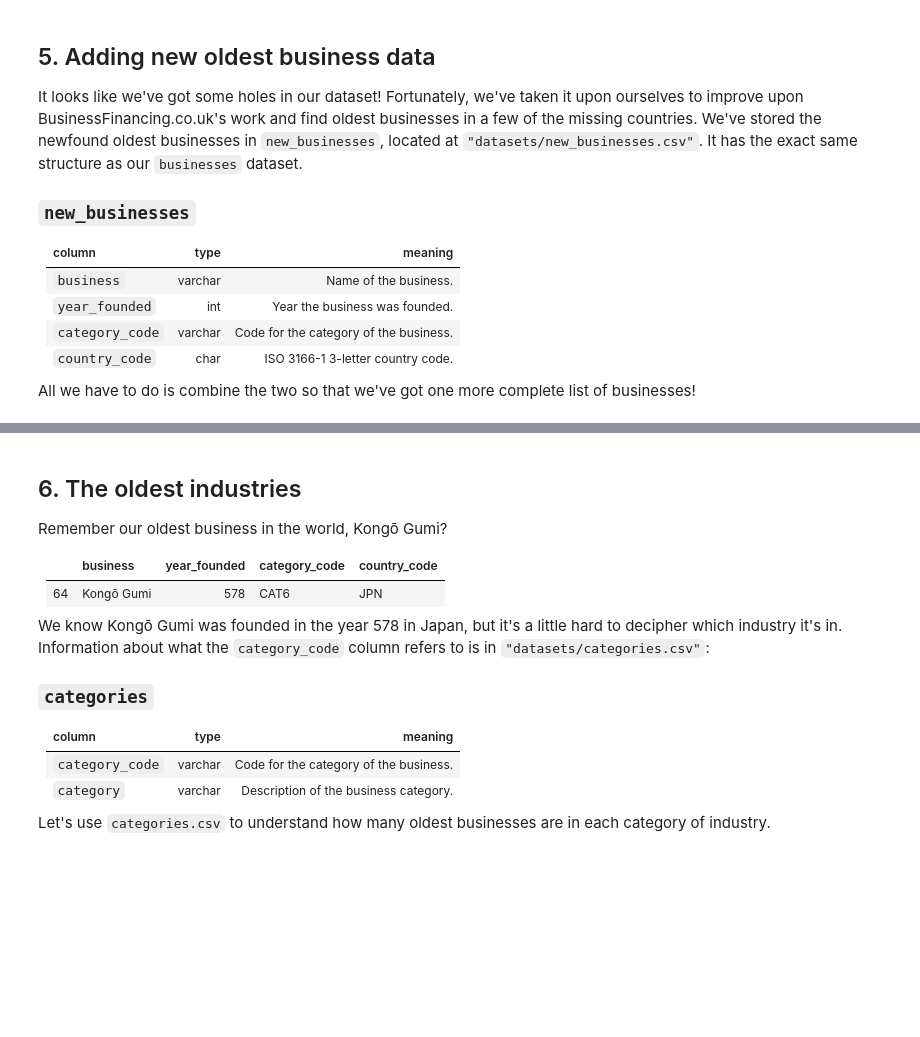
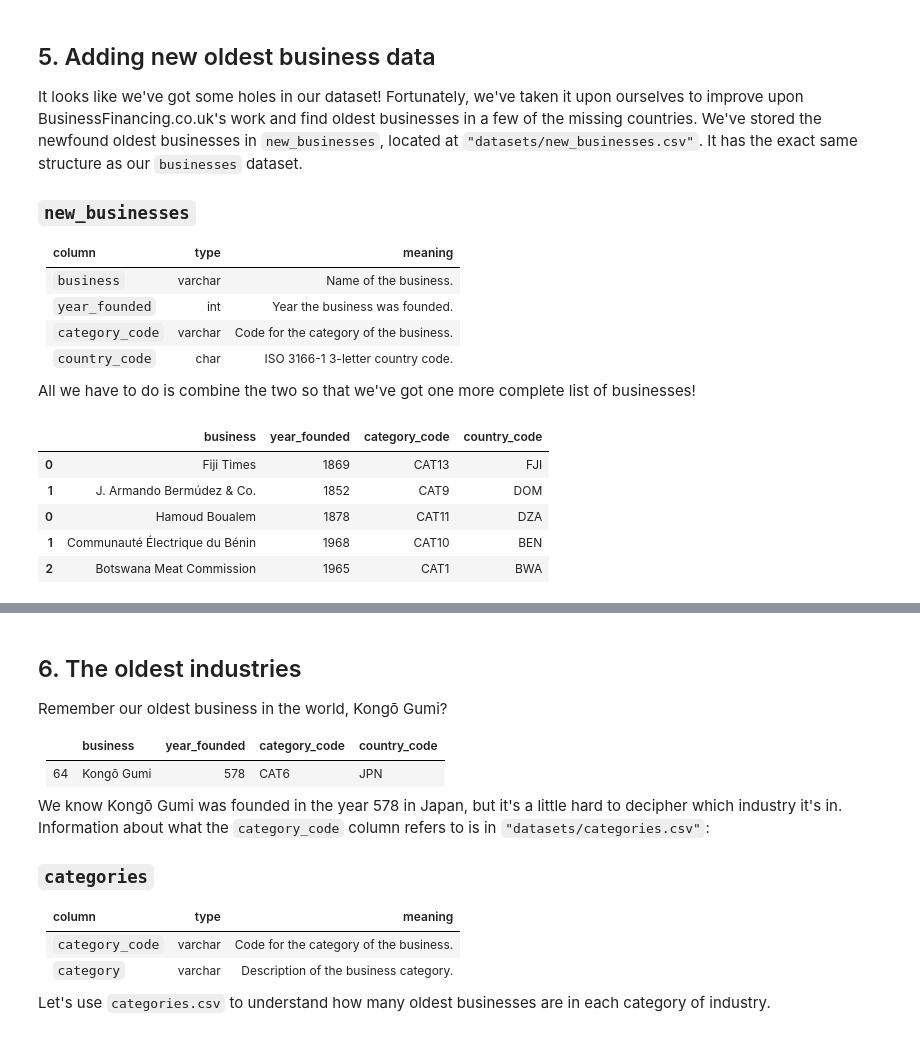
Before and after one commit to mhassandata/data_science_projects, a Jupyter notebook: Intermediate Projects/What and Where are the World's Oldest Businesses/Exploratory_data_analysis ~EDA~.ipynb, the cells around one changed output, grey strips where cells are left out. Cells and saved outputs as stored; diff of their text form; code cells hidden in the pictures; blank space fills up the shorter version.

```diff
--- a/Intermediate Projects/What and Where are the World's Oldest Businesses/Exploratory_data_analysis ~EDA~.ipynb
+++ b/Intermediate Projects/What and Where are the World's Oldest Businesses/Exploratory_data_analysis ~EDA~.ipynb
@@ -261,4 +287,19 @@ missing_countries_series
 </tbody>
 </table>
 <p>All we have to do is combine the two so that we've got one more complete list of businesses!</p>
+# %%
+# Import new_businesses.csv
+new_businesses = pd.read_csv('datasets/new_businesses.csv')
+
+# Add the data in new_businesses to the existing businesses
+all_businesses = pd.concat([new_businesses, businesses])
+
+all_businesses.head()
+# %% [output]
+|  | business | year_founded | category_code | country_code |
+| 0 | Fiji Times | 1869 | CAT13 | FJI |
+| 1 | J. Armando Bermúdez & Co. | 1852 | CAT9 | DOM |
+| 0 | Hamoud Boualem | 1878 | CAT11 | DZA |
+| 1 | Communauté Électrique du Bénin | 1968 | CAT10 | BEN |
+| 2 | Botswana Meat Commission | 1965 | CAT1 | BWA |
 # %%
```
Also changed, not shown: parts of 4 cells of this notebook.
